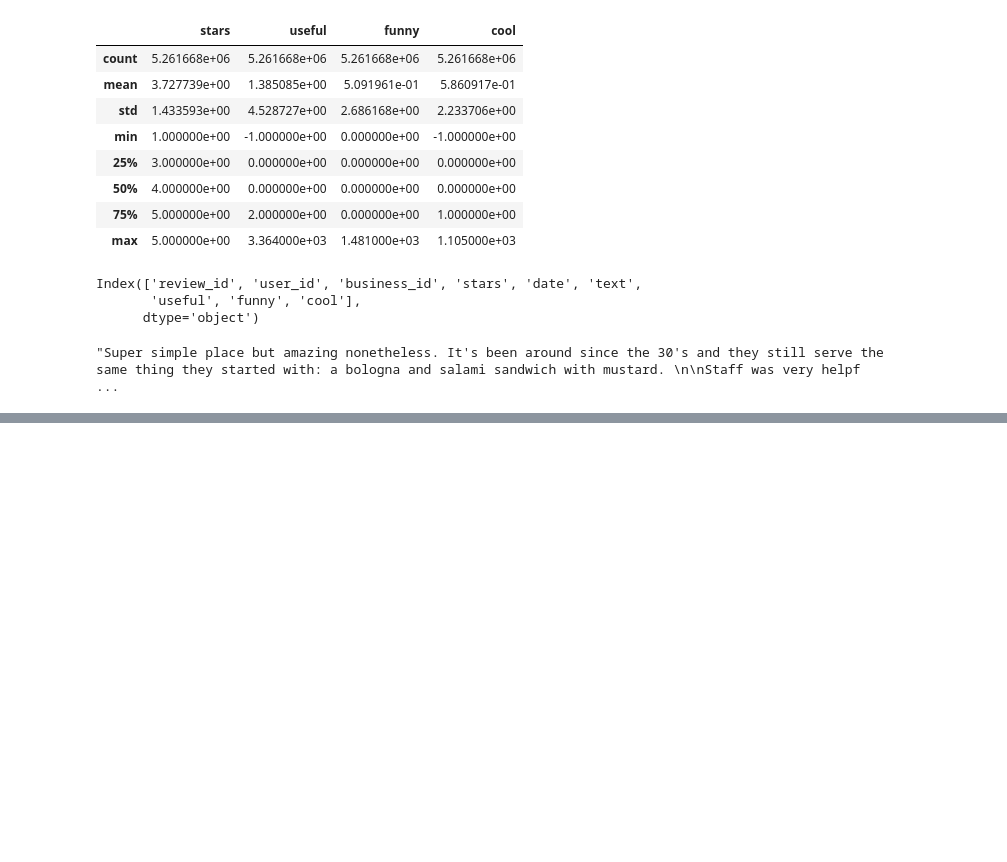
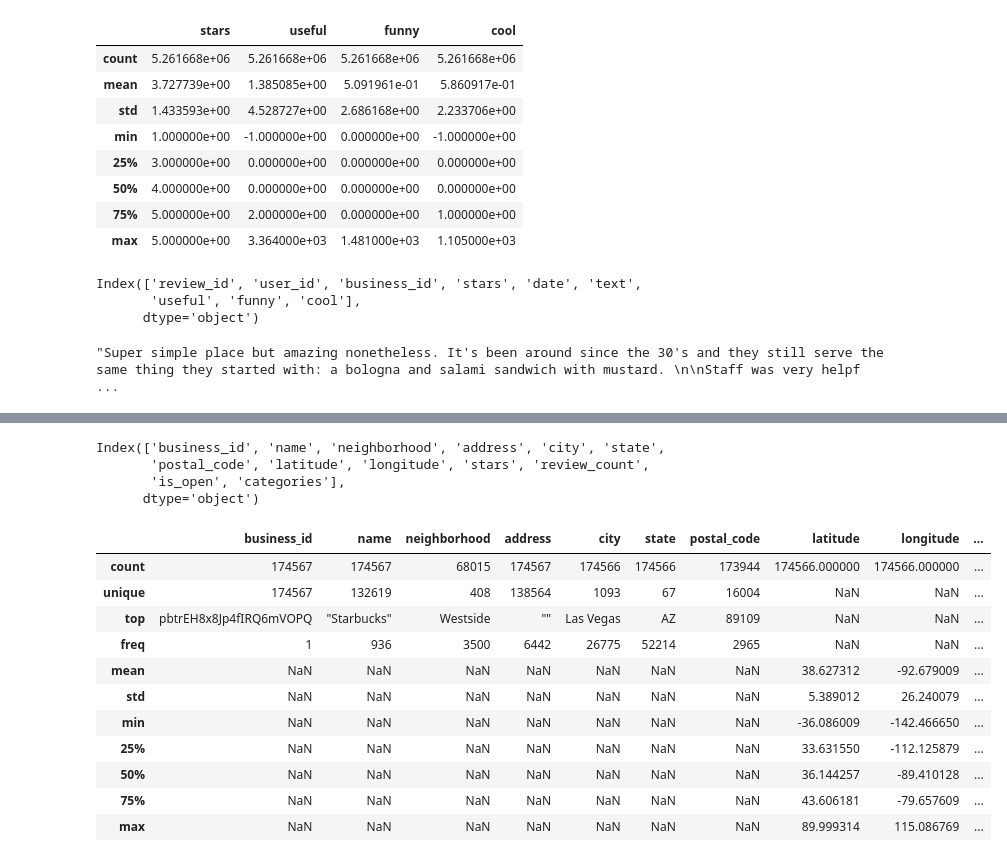
Before and after one commit to alanpurple/RestRecommend, a Jupyter notebook: rest_eda.ipynb, the cells around one changed output, grey strips where cells are left out. Saved outputs shown, nothing was run; the diff lists cells and outputs as text; code cells hidden in the pictures; blank space fills up the shorter version.

```diff
--- a/rest_eda.ipynb
+++ b/rest_eda.ipynb
@@ -89,0 +105,24 @@ sample_list
+# %%
+busi_df=pd.read_csv('data-yelp/yelp_business.csv')
+# %%
+busi_df.keys()
+# %% [output]
+Index(['business_id', 'name', 'neighborhood', 'address', 'city', 'state',
+       'postal_code', 'latitude', 'longitude', 'stars', 'review_count',
+       'is_open', 'categories'],
+      dtype='object')
+# %%
+busi_df.describe(include='all')
+# %% [output]
+|  | business_id | name | neighborhood | address | city | state | postal_code | latitude | longitude | ... |
+| count | 174567 | 174567 | 68015 | 174567 | 174566 | 174566 | 173944 | 174566.000000 | 174566.000000 | ... |
+| unique | 174567 | 132619 | 408 | 138564 | 1093 | 67 | 16004 | NaN | NaN | ... |
+| top | pbtrEH8x8Jp4fIRQ6mVOPQ | "Starbucks" | Westside | "" | Las Vegas | AZ | 89109 | NaN | NaN | ... |
+| freq | 1 | 936 | 3500 | 6442 | 26775 | 52214 | 2965 | NaN | NaN | ... |
+| mean | NaN | NaN | NaN | NaN | NaN | NaN | NaN | 38.627312 | -92.679009 | ... |
+| std | NaN | NaN | NaN | NaN | NaN | NaN | NaN | 5.389012 | 26.240079 | ... |
+| min | NaN | NaN | NaN | NaN | NaN | NaN | NaN | -36.086009 | -142.466650 | ... |
+| 25% | NaN | NaN | NaN | NaN | NaN | NaN | NaN | 33.631550 | -112.125879 | ... |
+| 50% | NaN | NaN | NaN | NaN | NaN | NaN | NaN | 36.144257 | -89.410128 | ... |
+| 75% | NaN | NaN | NaN | NaN | NaN | NaN | NaN | 43.606181 | -79.657609 | ... |
+| max | NaN | NaN | NaN | NaN | NaN | NaN | NaN | 89.999314 | 115.086769 | ... |
```
Also changed, not shown: parts of 22 cells of this notebook, 3 other files.
